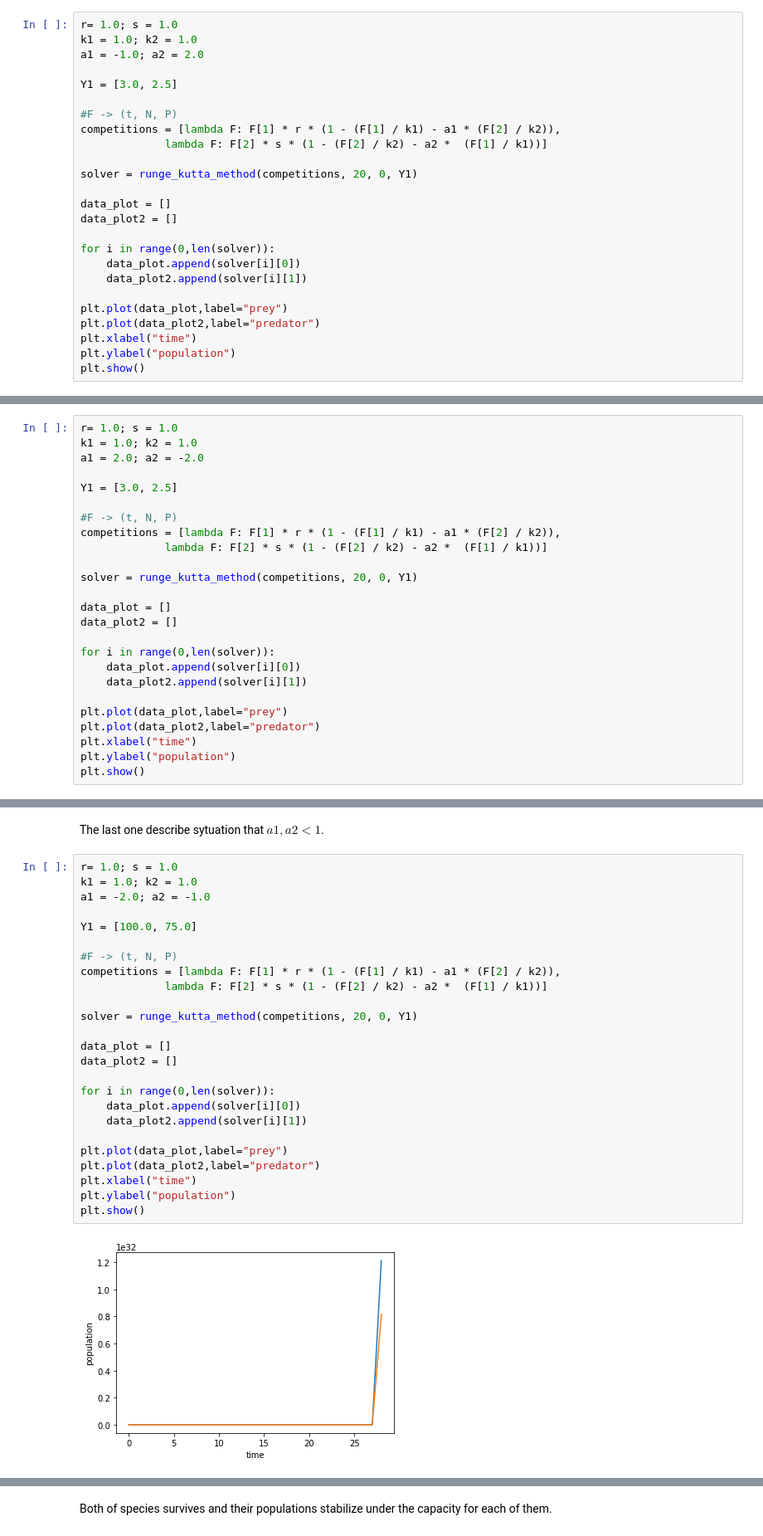
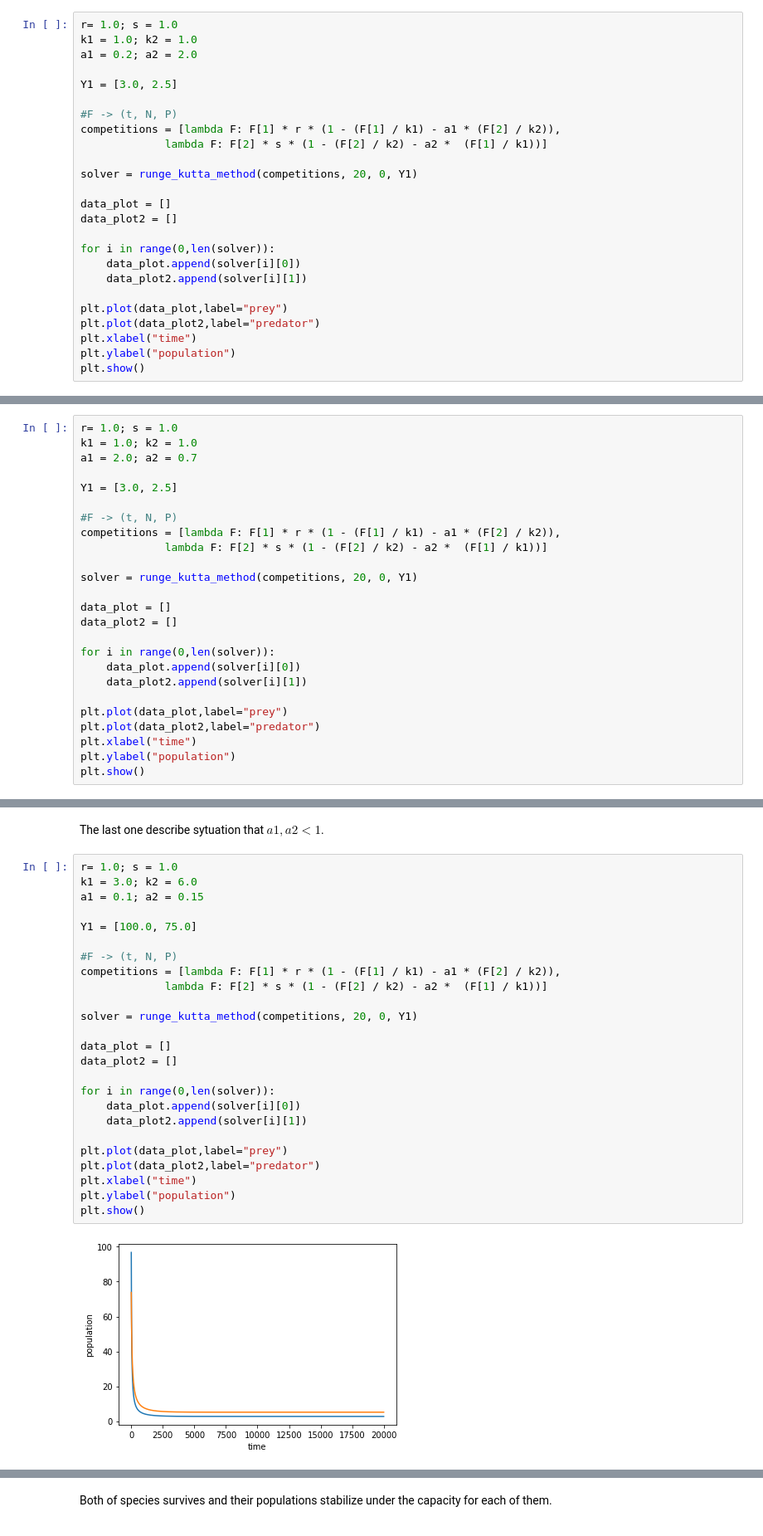
Before and after one commit to Deneverhad/Lotka, a Jupyter notebook: Lotka-Voltera.ipynb, the cells around one changed output, grey strips where cells are left out. Shown at 83% size. Drawn from its saved outputs; the diff is of its cells as text.

Commit message:
Corrections to the plots

```diff
--- a/Lotka-Voltera.ipynb
+++ b/Lotka-Voltera.ipynb
@@ -251,7 +252,7 @@ Now $ a_1 < 1 $ and $ a_2 > 1 $.
 # %%
 r= 1.0; s = 1.0
 k1 = 1.0; k2 = 1.0
-a1 = -1.0; a2 = 2.0
+a1 = 0.2; a2 = 2.0
 
 Y1 = [3.0, 2.5]
 
@@ -284,7 +287,7 @@ In this case we have three solutions. One is stable and two are unstable. The we
 # %%
 r= 1.0; s = 1.0
 k1 = 1.0; k2 = 1.0
-a1 = 2.0; a2 = -2.0
+a1 = 2.0; a2 = 0.7
 
 Y1 = [3.0, 2.5]
 
@@ -318,29 +321,29 @@ In this case we have symmetric sytuation to the previous one.
 The last one describe sytuation that $a1, a2 < 1$.
 # %%
 r= 1.0; s = 1.0
-k1 = 1.0; k2 = 1.0
-a1 = -2.0; a2 = -1.0
+k1 = 3.0; k2 = 6.0
+a1 = 0.1; a2 = 0.15
 
 Y1 = [100.0, 75.0]
 
 #F -> (t, N, P)
 competitions = [lambda F: F[1] * r * (1 - (F[1] / k1) - a1 * (F[2] / k2)),
              lambda F: F[2] * s * (1 - (F[2] / k2) - a2 *  (F[1] / k1))]
 
 solver = runge_kutta_method(competitions, 20, 0, Y1)
 
 data_plot = []
 data_plot2 = []
 
 for i in range(0,len(solver)):
     data_plot.append(solver[i][0])
     data_plot2.append(solver[i][1])
 
 plt.plot(data_plot,label="prey")
 plt.plot(data_plot2,label="predator")
 plt.xlabel("time")
 plt.ylabel("population")
 plt.show()
 # %% [output]
-[figure, old version]
+[figure, new version]
 # %%
```
Also changed, not shown: parts of 8 cells of this notebook.
